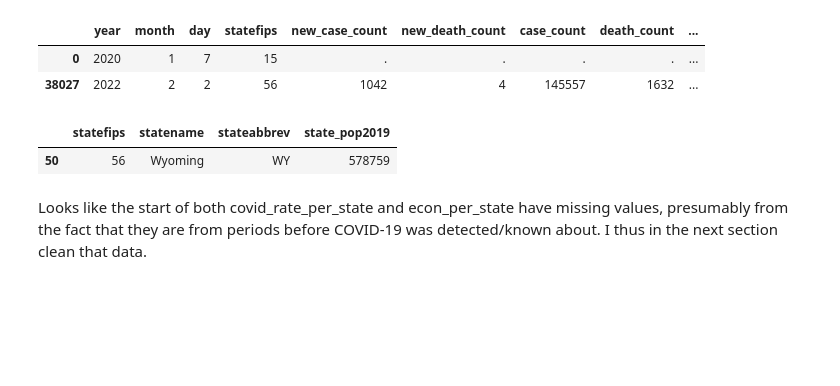
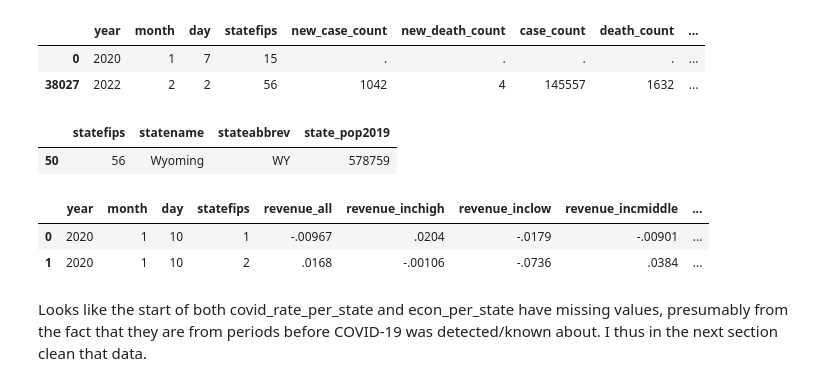
Before and after one commit to cjohnsoncruz/covid_spread_and_business_revenue, a Jupyter notebook: Quantifying_how_Covid_Case_Rates_affect_Business_Revenue.ipynb, the cells around one changed output. Drawn from its saved outputs; the diff is of its cells as text; code cells hidden in the pictures; blank space fills up the shorter version.

```diff
--- a/Quantifying_how_Covid_Case_Rates_affect_Business_Revenue.ipynb
+++ b/Quantifying_how_Covid_Case_Rates_affect_Business_Revenue.ipynb
@@ -99,6 +104,12 @@ state_IDs.tail(1)
 # %% [output]
 |  | statefips | statename | stateabbrev | state_pop2019 |
 | 50 | 56 | Wyoming | WY | 578759 |
+# %%
+revenue_per_state.head(2)
+# %% [output]
+|  | year | month | day | statefips | revenue_all | revenue_inchigh | revenue_inclow | revenue_incmiddle | ... |
+| 0 | 2020 | 1 | 10 | 1 | -.00967 | .0204 | -.0179 | -.00901 | ... |
+| 1 | 2020 | 1 | 10 | 2 | .0168 | -.00106 | -.0736 | .0384 | ... |
 # %% [markdown]
 Looks like the start of both covid_rate_per_state and econ_per_state have missing values, presumably from the fact that they are from periods before COVID-19 was detected/known about. I thus in the next section clean that data.
 # %% [markdown]
```
Also changed, not shown: parts of 19 cells of this notebook.
